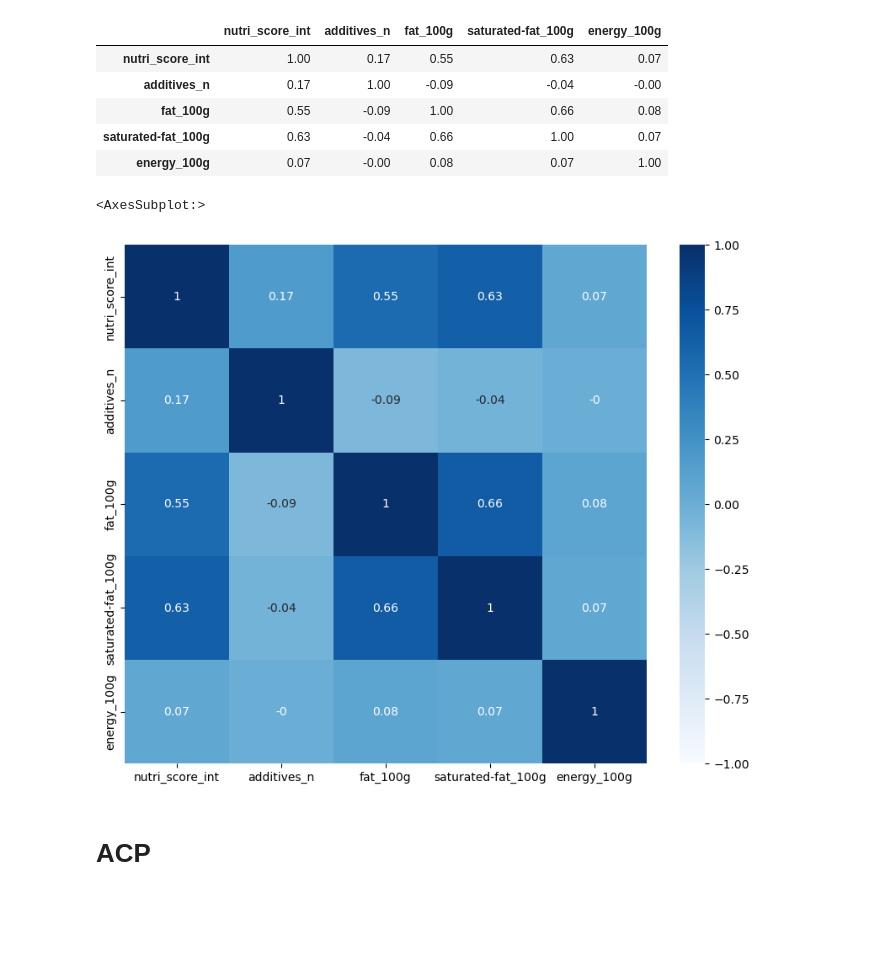
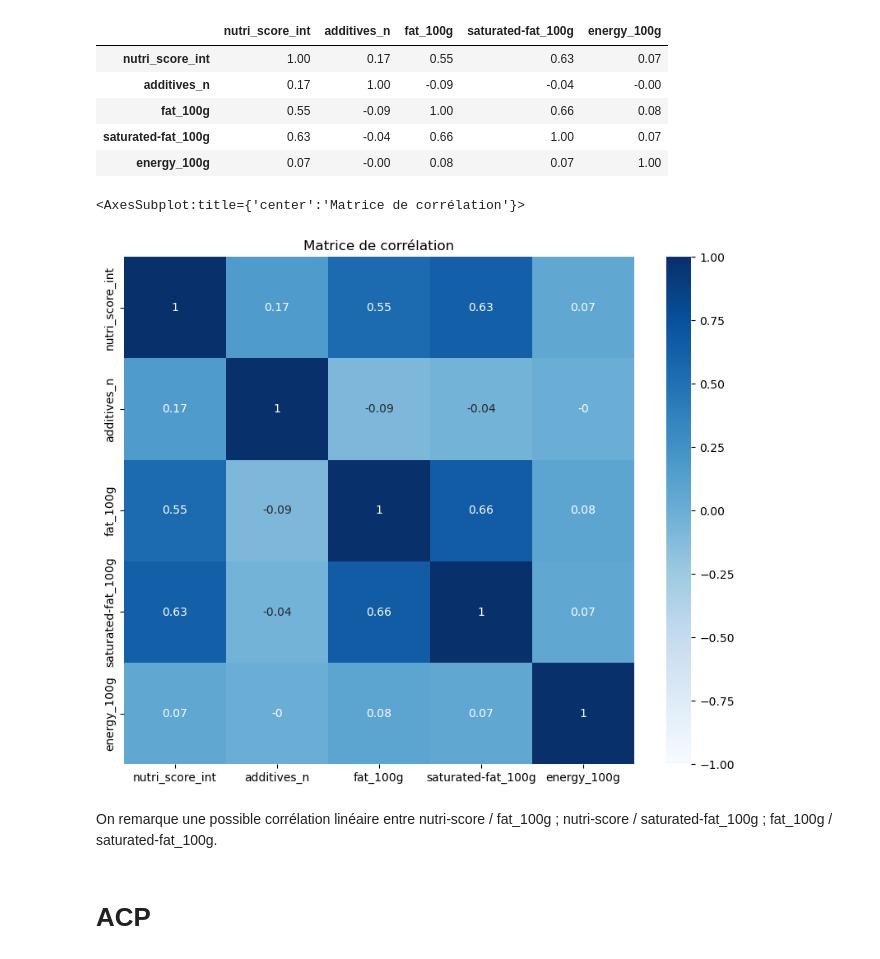
Before and after one commit to AlanBlanchet/SantePubliqueFrance, a Jupyter notebook: analyse.ipynb, the cells around one changed output. Saved outputs shown, nothing was run; the diff lists cells and outputs as text; code cells hidden in the pictures; blank space fills up the shorter version.

```diff
--- a/analyse.ipynb
+++ b/analyse.ipynb
@@ -149,12 +153,15 @@ correlations
 # %%
 
 cols = len(numerics.columns)
 fig, ax = plt.subplots(figsize=(10,8))
 
+plt.title("Matrice de corrélation")
 sns.heatmap(correlations, annot=True, cmap="Blues", vmin=-1, vmax=1)
 # %% [output]
-<AxesSubplot:>
+<AxesSubplot:title={'center':'Matrice de corrélation'}>
-[figure, old version]
+[figure, new version]
+# %% [markdown]
+On remarque une possible corrélation linéaire entre nutri-score / fat_100g ; nutri-score / saturated-fat_100g ; fat_100g / saturated-fat_100g.
 # %%
 numerics.replace(np.NaN, 0, inplace=True)
 # %% [markdown]
```
Also changed, not shown: parts of 16 cells of this notebook, 4 other files.
